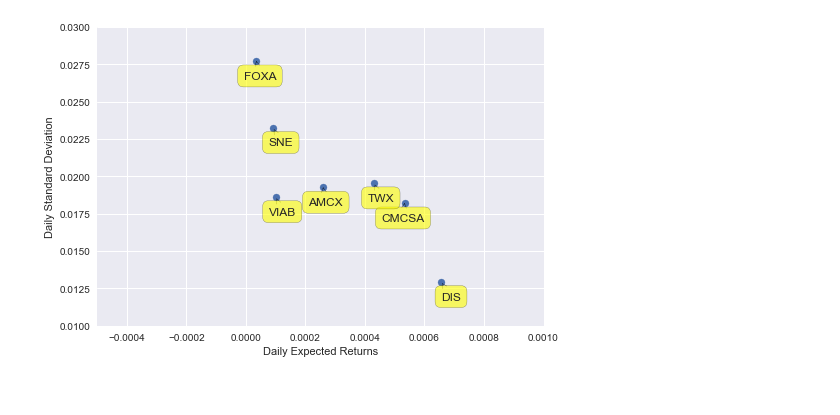
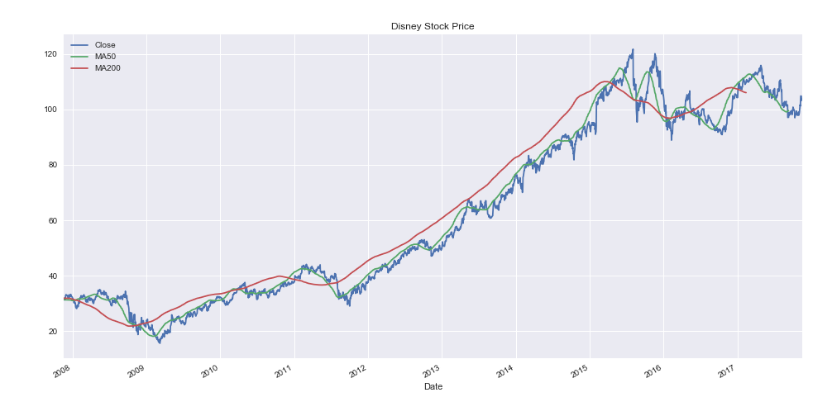
Before and after one commit to amyipliu/Project-Portfolio-, a Jupyter notebook: Clean Datas/Stock Price/Company_Stock - Hao Gong.ipynb, the cells around one changed output. Saved outputs shown, nothing was run; the diff lists cells and outputs as text; code cells hidden in the pictures.

```diff
--- a/Clean Datas/Stock Price/Company_Stock - Hao Gong.ipynb
+++ b/Clean Datas/Stock Price/Company_Stock - Hao Gong.ipynb
@@ -189,14 +79,16 @@ plt.show()
-# %%
-plt.scatter(df4_pivot.mean(), df4_pivot.std())
-plt.xlim(-0.0005, 0.001)
-plt.ylim(0.010, 0.030)
-plt.xlabel('Daily Expected Returns')
-plt.ylabel('Daily Standard Deviation')
-for label, x, y in zip(df4_pivot.columns, df4_pivot.mean(), df4_pivot.std()):
-    plt.annotate(
-        label, xy = (x, y), xytext = (20,-20), textcoords = 'offset points', ha = 'right',
-        va = 'bottom', bbox = dict(boxstyle = 'round,pad=0.5', fc = 'yellow', alpha = 0.6),
-        arrowprops = dict(arrowstyle = '->', connectionstyle = 'arc3,rad=0'))
-plt.show()
-# %% [output]
-[figure, removed]
+# %%
+###Disney stock analysis###
+
+df_disney=df1.copy()
+df_disney = df_disney.loc[df1['Dis_category']== 'Disney']#get disney data
+#print(df_disney)
+
+# Disney stock price with 50 and 200 moving average
+df_disney['MA50'] = df_disney['Close'].rolling(50).mean()
+df_disney['MA200'] = df_disney['Close'].rolling(200).mean()
+df_disney[['Close','MA50','MA200']].plot(figsize=(16,8),title = 'Disney Stock Price')
+plt.show()
+
+print('The Time of Highest Stock Price',':',df_disney['Close'].argmax())#the time of the highest price
+# %% [output]
+[figure, added]
```
Also changed, not shown: parts of 42 cells of this notebook.
